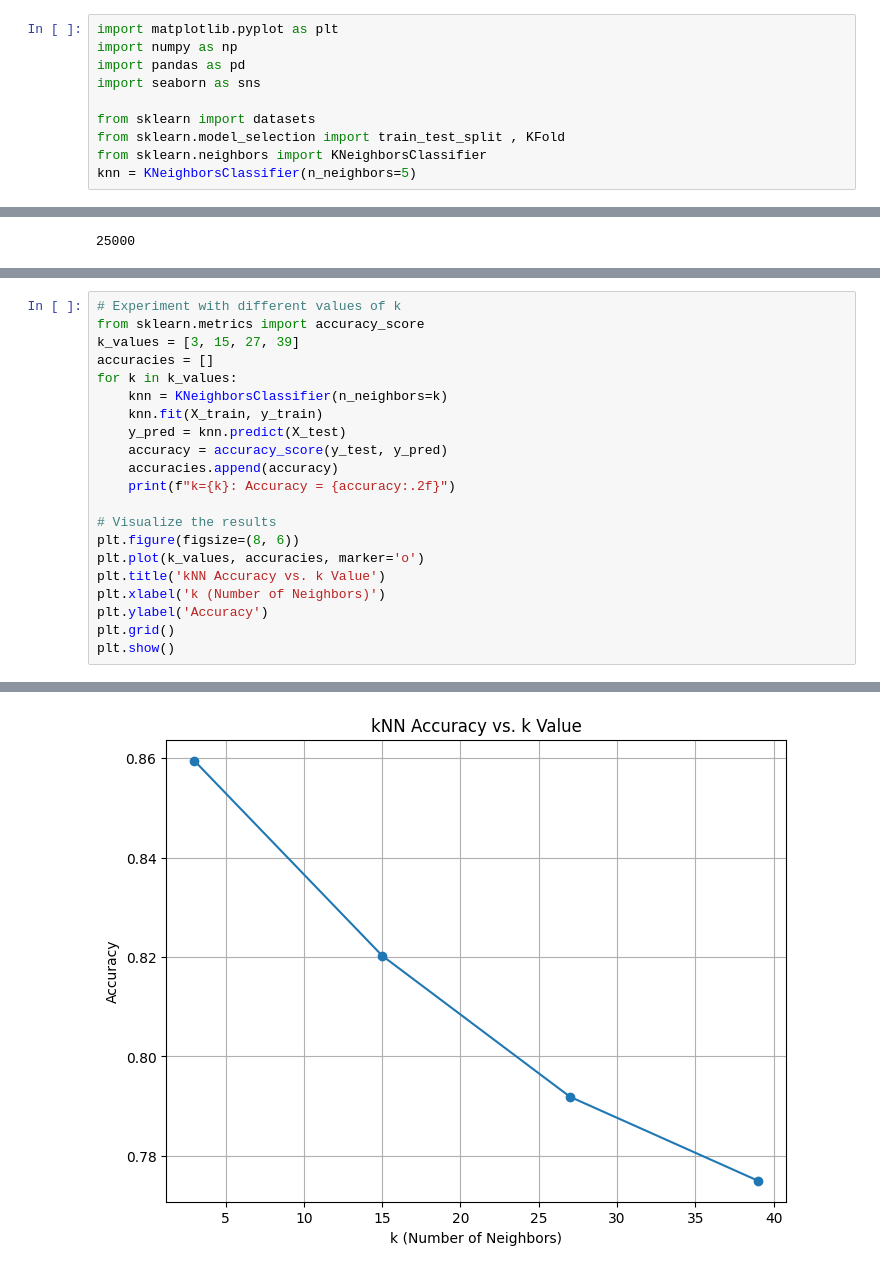
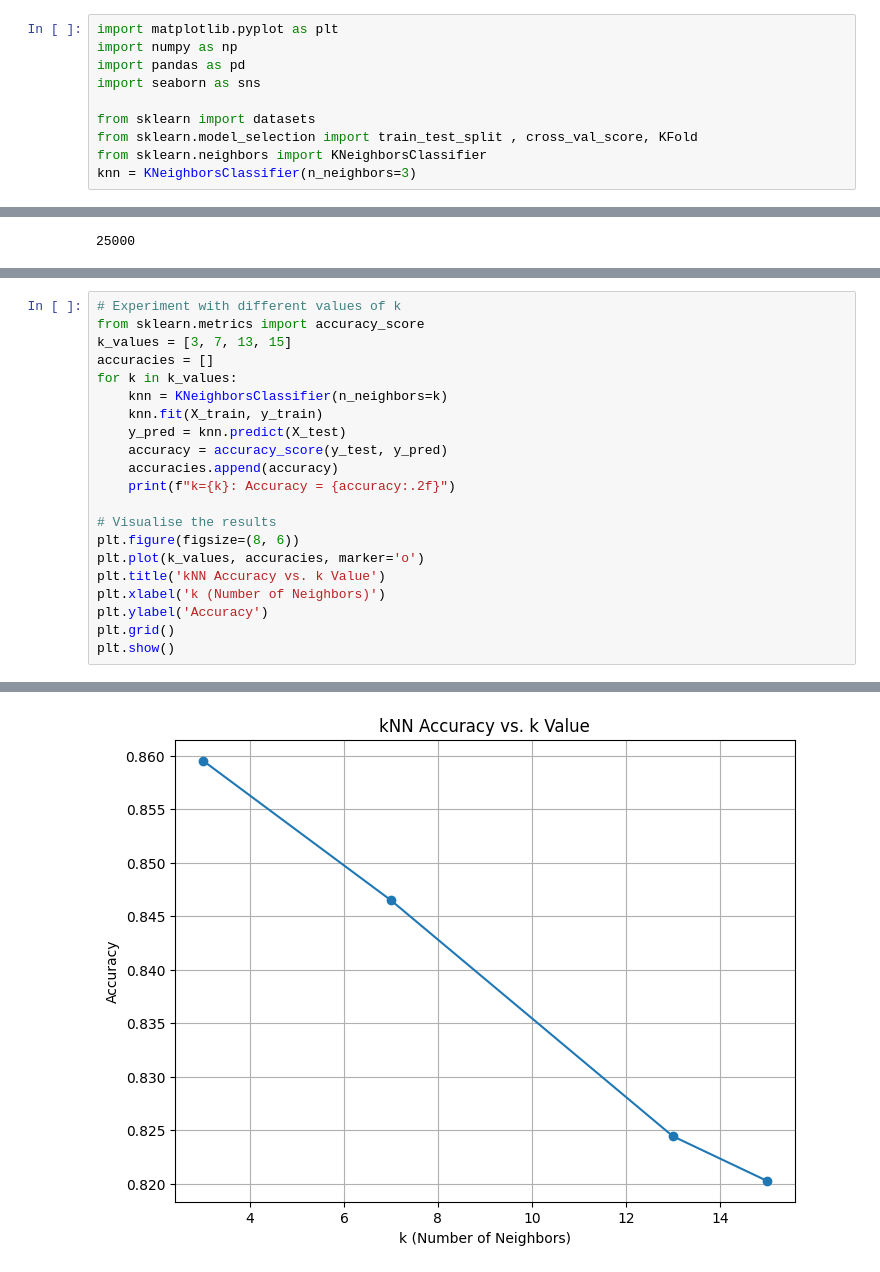
Before and after one commit to AndreiSusha/Star_classification, a Jupyter notebook: Assignment_1.ipynb, the cells around one changed output, grey strips where cells are left out. Drawn from its saved outputs; the diff is of its cells as text.

```diff
--- a/Assignment_1.ipynb
+++ b/Assignment_1.ipynb
@@ -5,9 +5,9 @@ import pandas as pd
 import seaborn as sns
 
 from sklearn import datasets
-from sklearn.model_selection import train_test_split , KFold
+from sklearn.model_selection import train_test_split , cross_val_score, KFold
 from sklearn.neighbors import KNeighborsClassifier
-knn = KNeighborsClassifier(n_neighbors=5)
+knn = KNeighborsClassifier(n_neighbors=3)
 # %% [markdown]
 ## Creating dataframe
 # %%
@@ -228,7 +216,7 @@ knn.score(X_test, y_test)
 # %%
 # Experiment with different values of k
 from sklearn.metrics import accuracy_score
-k_values = [3, 15, 27, 39]
+k_values = [3, 7, 13, 15]
 accuracies = []
 for k in k_values:
     knn = KNeighborsClassifier(n_neighbors=k)
@@ -238,7 +226,7 @@ for k in k_values:
     accuracies.append(accuracy)
     print(f"k={k}: Accuracy = {accuracy:.2f}")
 
-# Visualize the results
+# Visualise the results
 plt.figure(figsize=(8, 6))
 plt.plot(k_values, accuracies, marker='o')
 plt.title('kNN Accuracy vs. k Value')
@@ -254 +242 @@ k=39: Accuracy = 0.78
-[figure, old version]
+[figure, new version]
```
Also changed, not shown: parts of 11 cells of this notebook.
